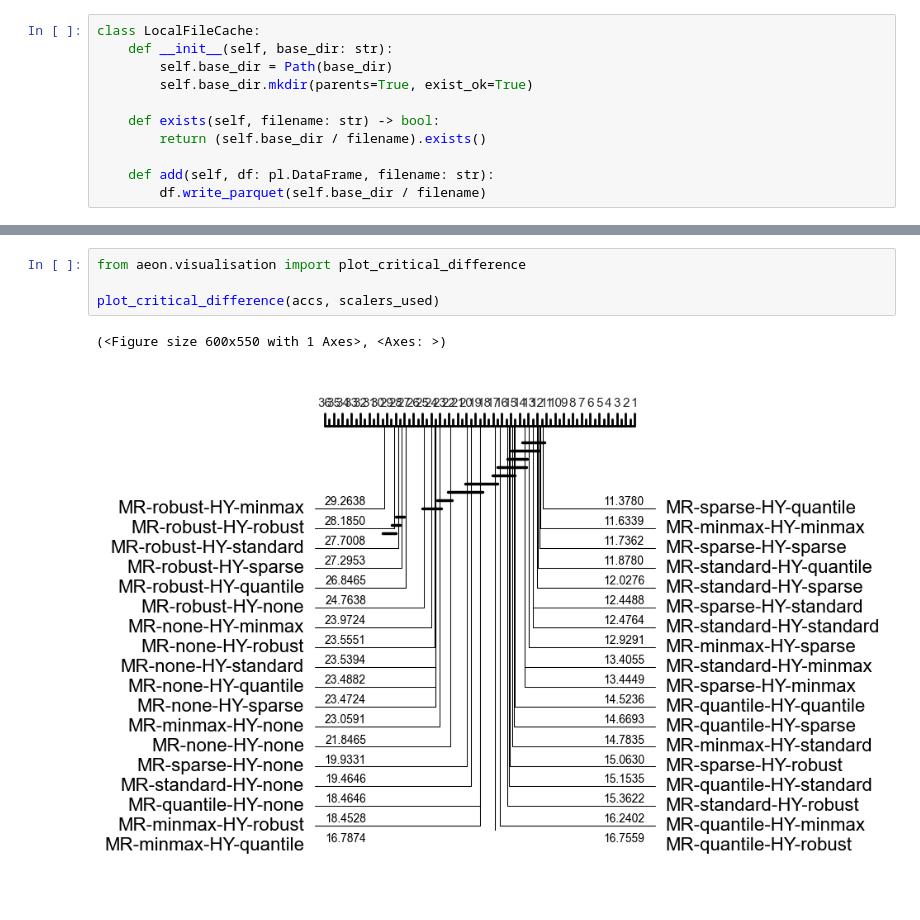
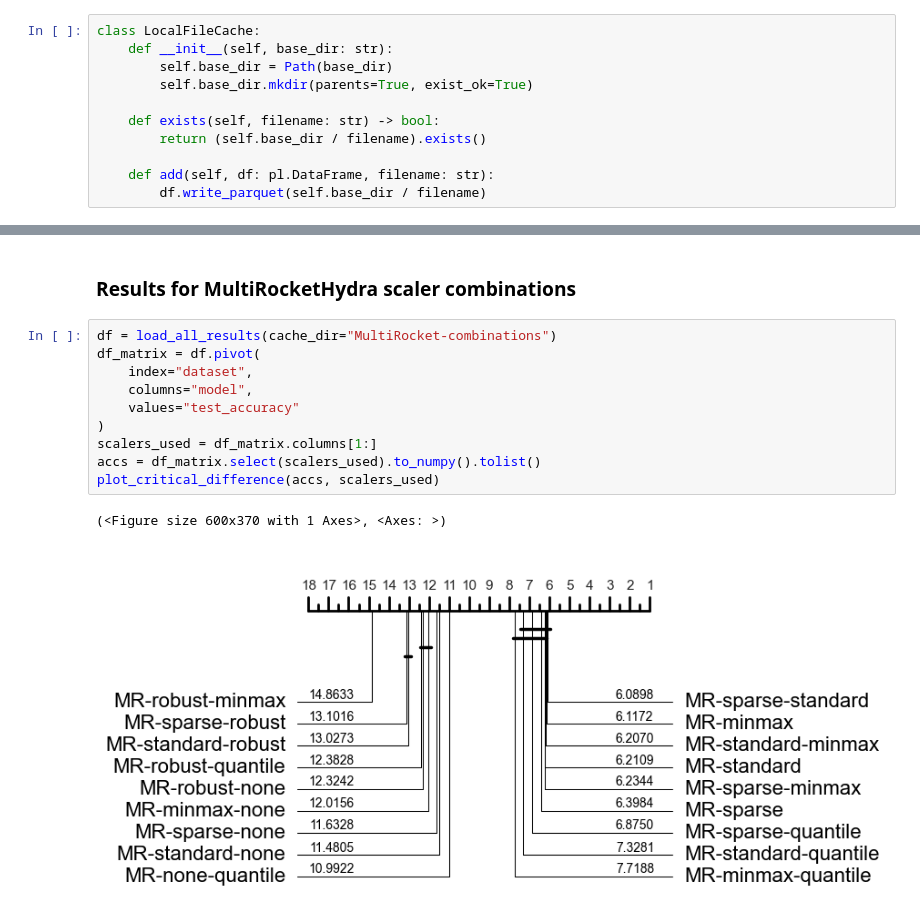
Before and after one commit to gasperpetelin/TSCGlue, a Jupyter notebook: notebooks/mrHydra-scaler-testing.ipynb, the cells around one changed output, grey strips where cells are left out. Saved outputs shown, nothing was run; the diff lists cells and outputs as text; blank space fills up the shorter version.

Commit message:
Added all results and cleaned up

```diff
--- a/notebooks/mrHydra-scaler-testing.ipynb
+++ b/notebooks/mrHydra-scaler-testing.ipynb
@@ -236,7 +296,15 @@ accs = df_matrix.select(scalers_used).to_numpy().tolist()
+# %% [markdown]
+### Results for MultiRocketHydra scaler combinations
 # %%
-from aeon.visualisation import plot_critical_difference
-
+df = load_all_results(cache_dir="MultiRocket-combinations")
+df_matrix = df.pivot(
+    index="dataset",
+    columns="model",
+    values="test_accuracy"
+)
+scalers_used = df_matrix.columns[1:]
+accs = df_matrix.select(scalers_used).to_numpy().tolist()
 plot_critical_difference(accs, scalers_used)
 # %% [output]
-(<Figure size 600x550 with 1 Axes>, <Axes: >)
+(<Figure size 600x370 with 1 Axes>, <Axes: >)
-[figure, old version]
+[figure, new version]
```
Also changed, not shown: parts of 15 cells of this notebook.
